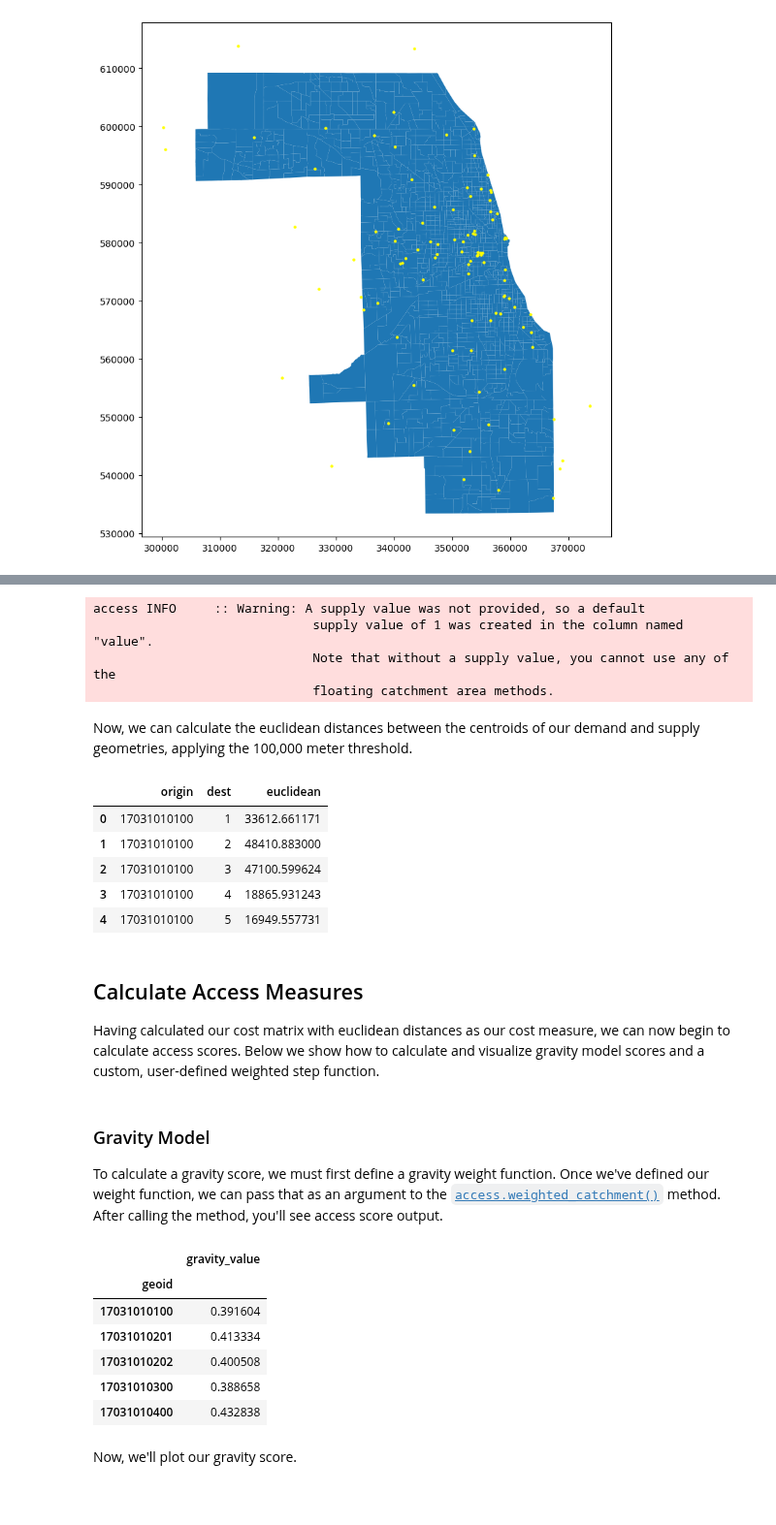
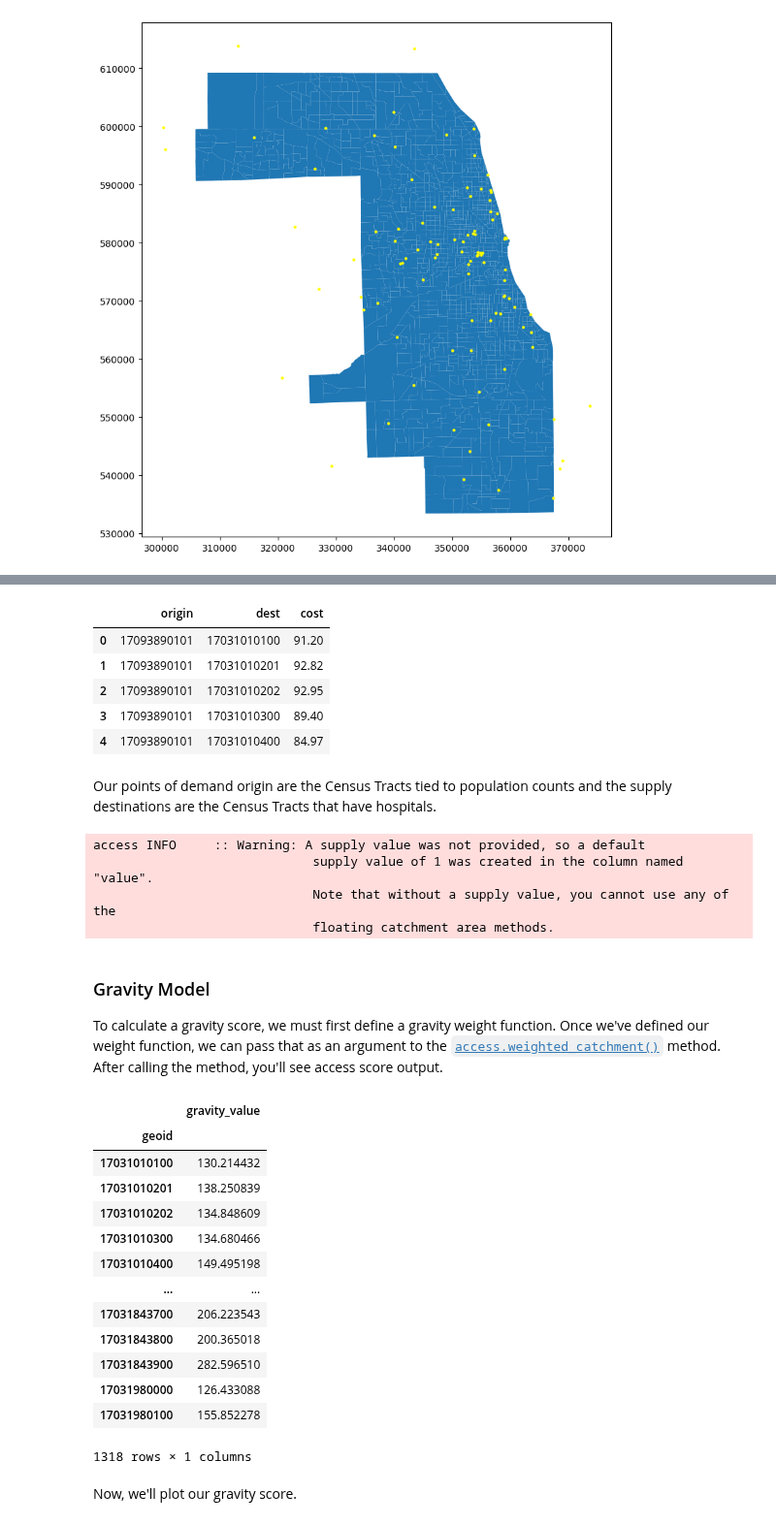
Before and after one commit to pysal/access, a Jupyter notebook: notebooks/5_compute_access_scores_joined_census_tracts.ipynb, the cells around one changed output, grey strips where cells are left out. Shown at 97% size. Cells and saved outputs as stored; diff of their text form; code cells hidden in the pictures; blank space fills up the shorter version.

```diff
--- a/notebooks/How to Use access to Compute Access to Locations Given X Y Coordinates.ipynb
+++ b/notebooks/5_compute_access_scores_joined_census_tracts.ipynb
@@ -120,0 +120,12 @@ First, we'll instantiate an instance of the `access` class by providing it our d
+# %%
+cook_county_hospitals_geom = cook_county_hospitals_geom.set_crs(3528)
+cook_county_hospitals_w_tracts = gpd.sjoin(
+    cook_county_hospitals_geom,
+    cook_county_tracts[["geoid", "geometry"]],
+    how="inner",
+    predicate="intersects",
+)
+cook_county_hospitals_w_tracts = cook_county_hospitals_w_tracts.drop(
+    columns=["index_right"]
+)
+cook_county_hospitals_w_tracts.head()
@@ -121,49 +144,53 @@ First, we'll instantiate an instance of the `access` class by providing it our d
+# %%
+cook_cost_matrix = Datasets.load_data("chi_times")
+cook_cost_matrix.head()
+# %% [output]
+|  | origin | dest | cost |
+| 0 | 17093890101 | 17031010100 | 91.20 |
+| 1 | 17093890101 | 17031010201 | 92.82 |
+| 2 | 17093890101 | 17031010202 | 92.95 |
+| 3 | 17093890101 | 17031010300 | 89.40 |
+| 4 | 17093890101 | 17031010400 | 84.97 |
+# %% [markdown]
+Our points of demand origin are the Census Tracts tied to population counts and the supply destinations are the Census Tracts that have hospitals.
 # %%
 cook_hospital_access = Access(
     demand_df=cook_county_geopop,
     demand_index="geoid",
     demand_value="pop",
-    supply_df=cook_county_hospitals_geom,
-    supply_index="OBJECTID",
+    supply_df=cook_county_hospitals_w_tracts,
+    supply_index="geoid",
+    cost_df=cook_cost_matrix,
+    cost_origin="origin",
+    cost_dest="dest",
+    cost_name="cost",
 )
 # %% [output]
 access INFO     :: Warning: A supply value was not provided, so a default
                              supply value of 1 was created in the column named "value".
                              Note that without a supply value, you cannot use any of the
                              floating catchment area methods.
-# %% [markdown]
-Now, we can calculate the euclidean distances between the centroids of our demand and supply geometries, applying the 100,000 meter threshold.
-# %%
-cook_hospital_access.create_euclidean_distance(
-    name="euclidean", threshold=100000, centroid_d=True, centroid_o=True
-)
-cook_hospital_access.cost_df.head()
-# %% [output]
-|  | origin | dest | euclidean |
-| 0 | 17031010100 | 1 | 33612.661171 |
-| 1 | 17031010100 | 2 | 48410.883000 |
-| 2 | 17031010100 | 3 | 47100.599624 |
-| 3 | 17031010100 | 4 | 18865.931243 |
-| 4 | 17031010100 | 5 | 16949.557731 |
-# %% [markdown]
-## Calculate Access Measures
-Having calculated our cost matrix with euclidean distances as our cost measure, we can now begin to calculate access scores. Below we show how to calculate and visualize gravity model scores and a custom, user-defined weighted step function.
 # %% [markdown]
 ### Gravity Model
 To calculate a gravity score, we must first define a gravity weight function. Once we've defined our weight function, we can pass that as an argument to the [`access.weighted_catchment()`](https://access.readthedocs.io/en/latest/generated/access.fca.weighted_catchment.html#access.fca.weighted_catchment) method. After calling the method, you'll see access score output.
 # %%
 gravity = weights.gravity(scale=60, alpha=-1)
-weighted = cook_hospital_access.weighted_catchment(name="gravity", weight_fn=gravity)
-
-weighted.head()
+cook_hospital_access.weighted_catchment(name="gravity", weight_fn=gravity)
 # %% [output]
 |  | gravity_value |
 | geoid |  |
-| 17031010100 | 0.391604 |
-| 17031010201 | 0.413334 |
-| 17031010202 | 0.400508 |
-| 17031010300 | 0.388658 |
-| 17031010400 | 0.432838 |
+| 17031010100 | 130.214432 |
+| 17031010201 | 138.250839 |
+| 17031010202 | 134.848609 |
+| 17031010300 | 134.680466 |
+| 17031010400 | 149.495198 |
+| ... | ... |
+| 17031843700 | 206.223543 |
+| 17031843800 | 200.365018 |
+| 17031843900 | 282.596510 |
+| 17031980000 | 126.433088 |
+| 17031980100 | 155.852278 |
+1318 rows × 1 columns
 # %% [markdown]
 Now, we'll plot our gravity score.
 # %%
```
Also changed, not shown: parts of 15 cells of this notebook, 9 other files.
